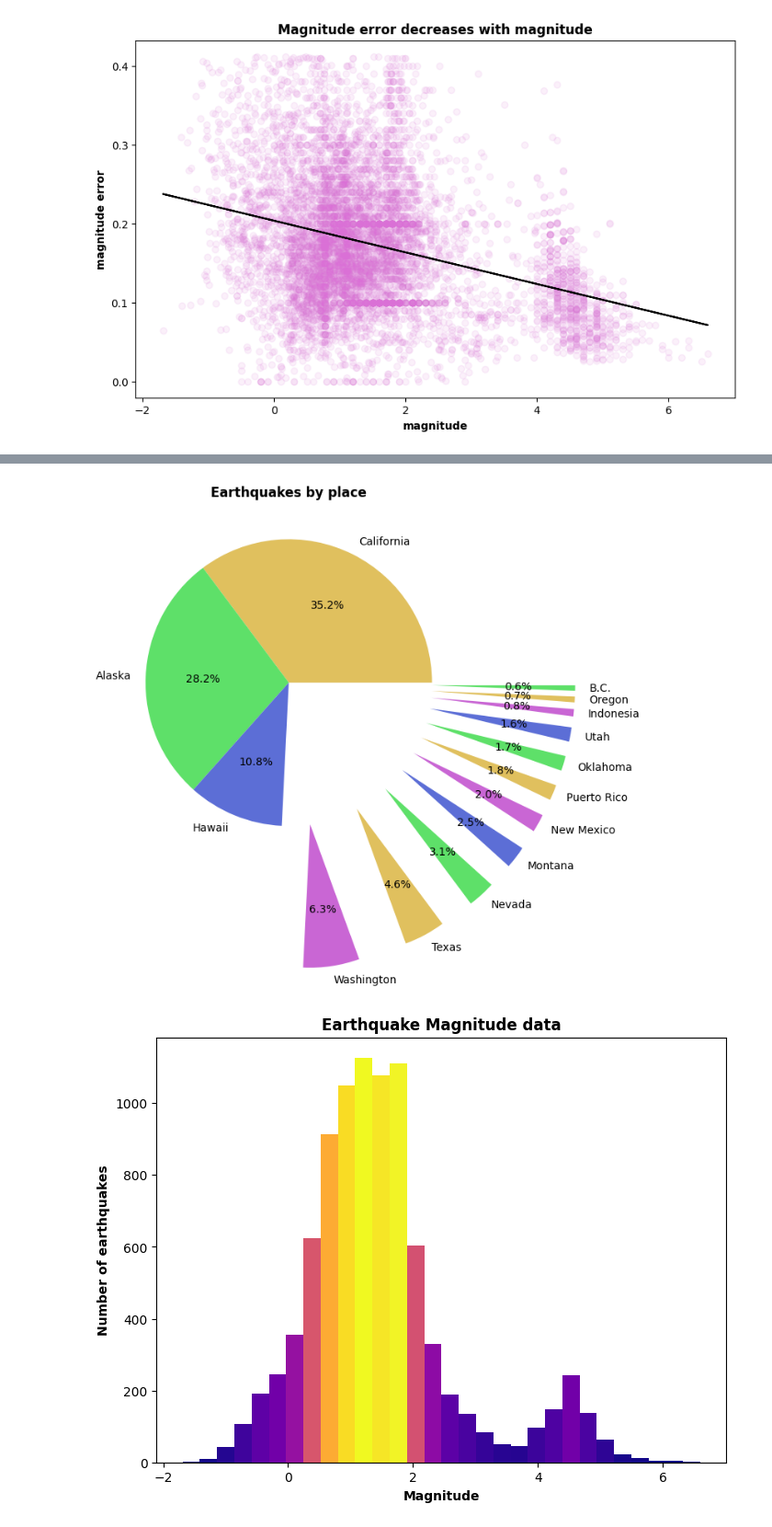
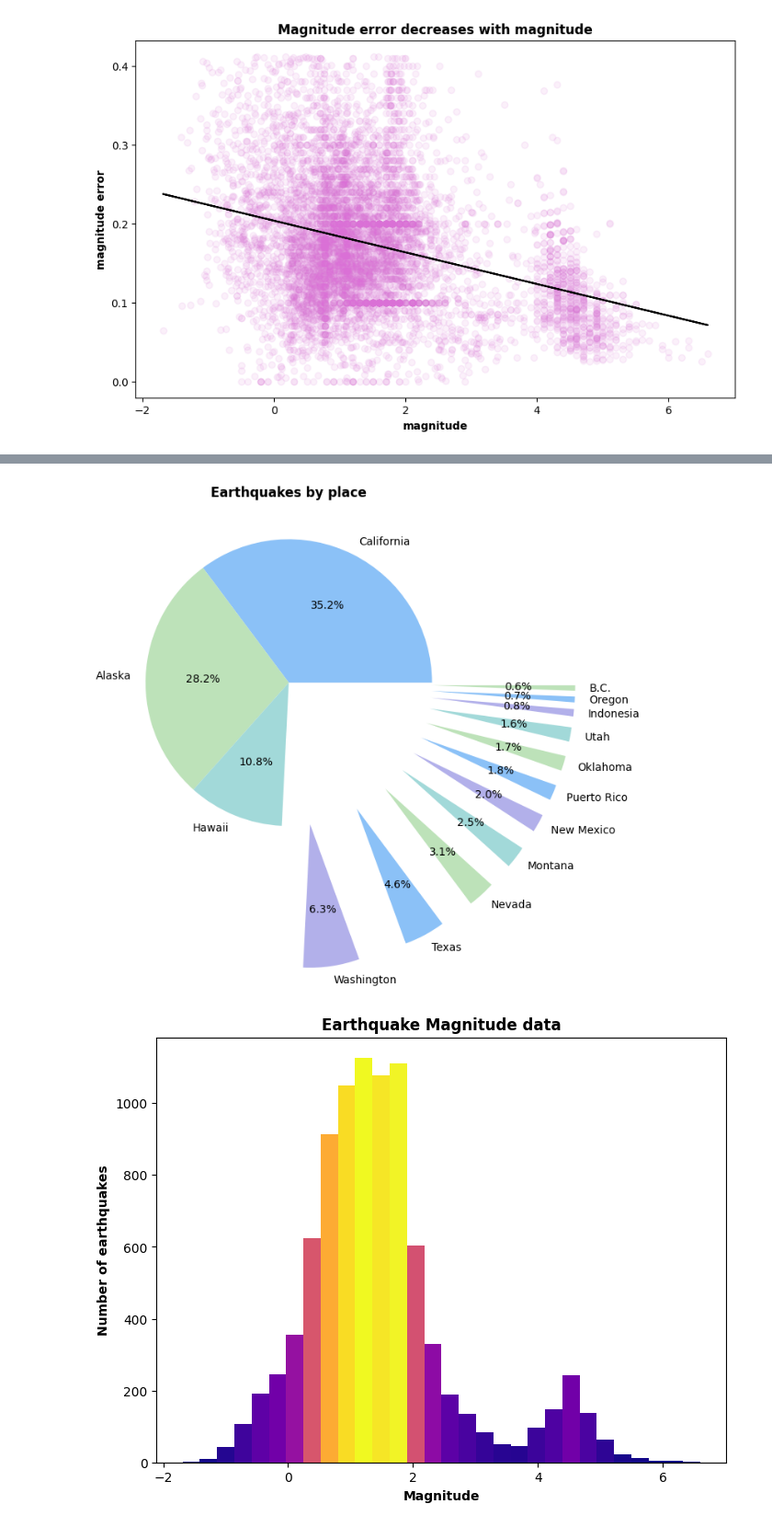
Before and after one commit to aferguson15235/tda, a Jupyter notebook: earthquakes.ipynb, the cells around one changed output, grey strips where cells are left out. Shown at 92% size. Cells and saved outputs as stored; diff of their text form; code cells hidden in the pictures.

```diff
--- a/earthquakes.ipynb
+++ b/earthquakes.ipynb
@@ -139,33 +198,34 @@ plt.savefig('earthquake_plots/earthquakes_by_day.png')
 # %%
 # earthquakes by location
 eq_by_state = eq
 
 # find earthquake location from data in place column
 for i in range(eq.shape[0]):
     try:
         eq_by_state.loc[i,'state'] = eq_by_state.loc[i, 'place'].split(", ")[1]
         if eq_by_state.loc[i,'state'] == 'CA':
             eq_by_state.loc[i,'state'] = 'California' # replace CA with California for consistency
     except:
         eq_by_state = eq_by_state.drop([i])
 
 # sum up data for pie chart
 data = eq_by_state['state'].value_counts()
 
 # remove outliers
 for state in data.index:
     if data[state]<40:
         data.drop([state], inplace=True)
 
 # aesthetics and print pie chart
-colors = ["#e0c05e","#5ee069","#5c6ed6","#c966d4"]
+colors = ["#8BC1F7","#BDE2B9","#A2D9D9","#B2B0EA"]
+#colors = ["#e0c05e","#5ee069","#5c6ed6","#c966d4"]
 explode = [ 1 if i < 0.1 else 0 for i in data/data.sum()]
 fig, ax = plt.subplots(figsize=(10,6))
 ax.set_title("Earthquakes by place", fontweight='bold')
 plt.pie(data, labels=data.index, autopct='%1.1f%%',colors=colors,explode = explode)
 plt.savefig('earthquake_plots/earthquakes_by_place.png')
 # %% [output]
-[figure, old version]
+[figure, new version]
 # %%
 # magnitude histogram
 
```
Also changed, not shown: parts of 2 cells of this notebook.
